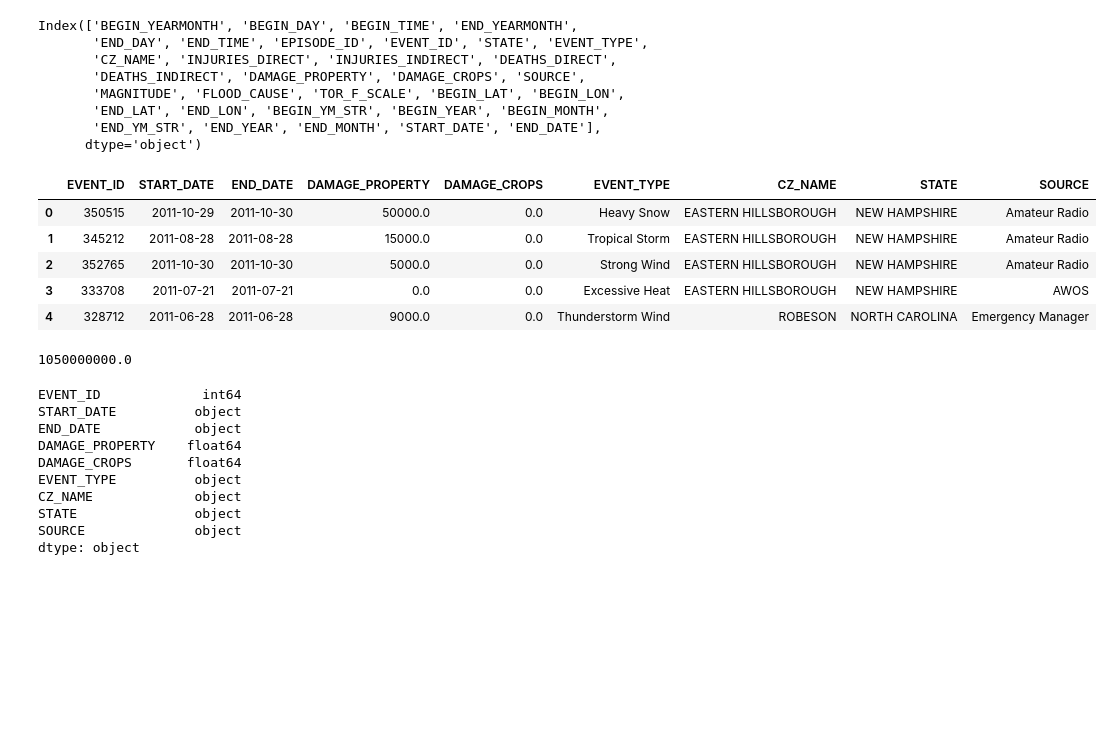
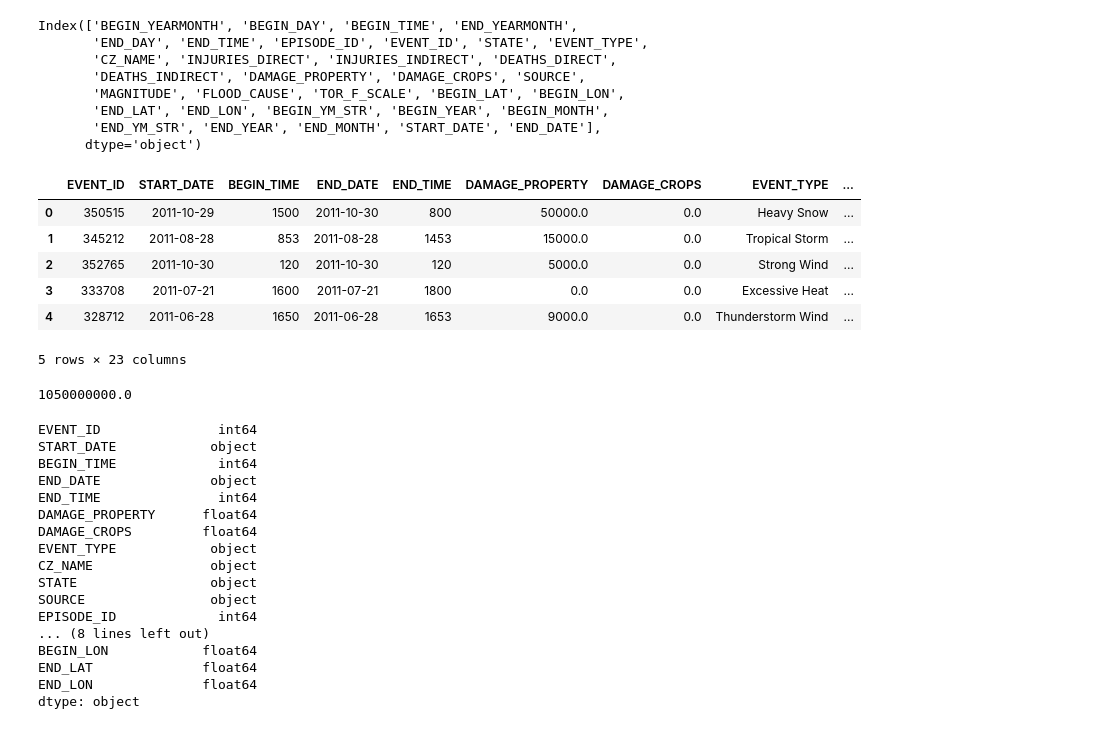
Before and after one commit to huntercash/Schwab, a Jupyter notebook: weather.ipynb, the cells around one changed output. Drawn from its saved outputs; the diff is of its cells as text; code cells hidden in the pictures; blank space fills up the shorter version.

```diff
--- a/weather.ipynb
+++ b/weather.ipynb
@@ -128,15 +128,18 @@ Index(['BEGIN_YEARMONTH', 'BEGIN_DAY', 'BEGIN_TIME', 'END_YEARMONTH',
        'END_YM_STR', 'END_YEAR', 'END_MONTH', 'START_DATE', 'END_DATE'],
       dtype='object')
 # %%
-final = dtdf[['EVENT_ID','START_DATE', 'END_DATE', 'DAMAGE_PROPERTY', 'DAMAGE_CROPS','EVENT_TYPE','CZ_NAME', 'STATE', 'SOURCE']]
+final = dtdf[['EVENT_ID','START_DATE', 'BEGIN_TIME', 'END_DATE', 'END_TIME','DAMAGE_PROPERTY', 'DAMAGE_CROPS','EVENT_TYPE','CZ_NAME', 'STATE', 'SOURCE'\
+             ,'EPISODE_ID', 'INJURIES_DIRECT', 'INJURIES_INDIRECT','DEATHS_DIRECT','DEATHS_INDIRECT','MAGNITUDE','FLOOD_CAUSE'\
+             ,'TOR_F_SCALE', 'BEGIN_LAT','BEGIN_LON','END_LAT','END_LON']]
 final.head()
 # %% [output]
-|  | EVENT_ID | START_DATE | END_DATE | DAMAGE_PROPERTY | DAMAGE_CROPS | EVENT_TYPE | CZ_NAME | STATE | SOURCE |
-| 0 | 350515 | 2011-10-29 | 2011-10-30 | 50000.0 | 0.0 | Heavy Snow | EASTERN HILLSBOROUGH | NEW HAMPSHIRE | Amateur Radio |
-| 1 | 345212 | 2011-08-28 | 2011-08-28 | 15000.0 | 0.0 | Tropical Storm | EASTERN HILLSBOROUGH | NEW HAMPSHIRE | Amateur Radio |
-| 2 | 352765 | 2011-10-30 | 2011-10-30 | 5000.0 | 0.0 | Strong Wind | EASTERN HILLSBOROUGH | NEW HAMPSHIRE | Amateur Radio |
-| 3 | 333708 | 2011-07-21 | 2011-07-21 | 0.0 | 0.0 | Excessive Heat | EASTERN HILLSBOROUGH | NEW HAMPSHIRE | AWOS |
-| 4 | 328712 | 2011-06-28 | 2011-06-28 | 9000.0 | 0.0 | Thunderstorm Wind | ROBESON | NORTH CAROLINA | Emergency Manager |
+|  | EVENT_ID | START_DATE | BEGIN_TIME | END_DATE | END_TIME | DAMAGE_PROPERTY | DAMAGE_CROPS | EVENT_TYPE | ... |
+| 0 | 350515 | 2011-10-29 | 1500 | 2011-10-30 | 800 | 50000.0 | 0.0 | Heavy Snow | ... |
+| 1 | 345212 | 2011-08-28 | 853 | 2011-08-28 | 1453 | 15000.0 | 0.0 | Tropical Storm | ... |
+| 2 | 352765 | 2011-10-30 | 120 | 2011-10-30 | 120 | 5000.0 | 0.0 | Strong Wind | ... |
+| 3 | 333708 | 2011-07-21 | 1600 | 2011-07-21 | 1800 | 0.0 | 0.0 | Excessive Heat | ... |
+| 4 | 328712 | 2011-06-28 | 1650 | 2011-06-28 | 1653 | 9000.0 | 0.0 | Thunderstorm Wind | ... |
+5 rows × 23 columns
 # %%
 final['DAMAGE_CROPS'].max()
 # %% [output]
@@ -144,15 +147,22 @@ final['DAMAGE_CROPS'].max()
 # %%
 final.dtypes
 # %% [output]
-EVENT_ID             int64
-START_DATE          object
-END_DATE            object
-DAMAGE_PROPERTY    float64
-DAMAGE_CROPS       float64
-EVENT_TYPE          object
-CZ_NAME             object
-STATE               object
-SOURCE              object
+EVENT_ID               int64
+START_DATE            object
+BEGIN_TIME             int64
+END_DATE              object
+END_TIME               int64
+DAMAGE_PROPERTY      float64
+DAMAGE_CROPS         float64
+EVENT_TYPE            object
+CZ_NAME               object
+STATE                 object
+SOURCE                object
+EPISODE_ID             int64
+... (8 lines left out)
+BEGIN_LON            float64
+END_LAT              float64
+END_LON              float64
 dtype: object
 # %%
 # Complete the call to convert the date column
```
Also changed, not shown: parts of 5 cells of this notebook, 3 other files.
